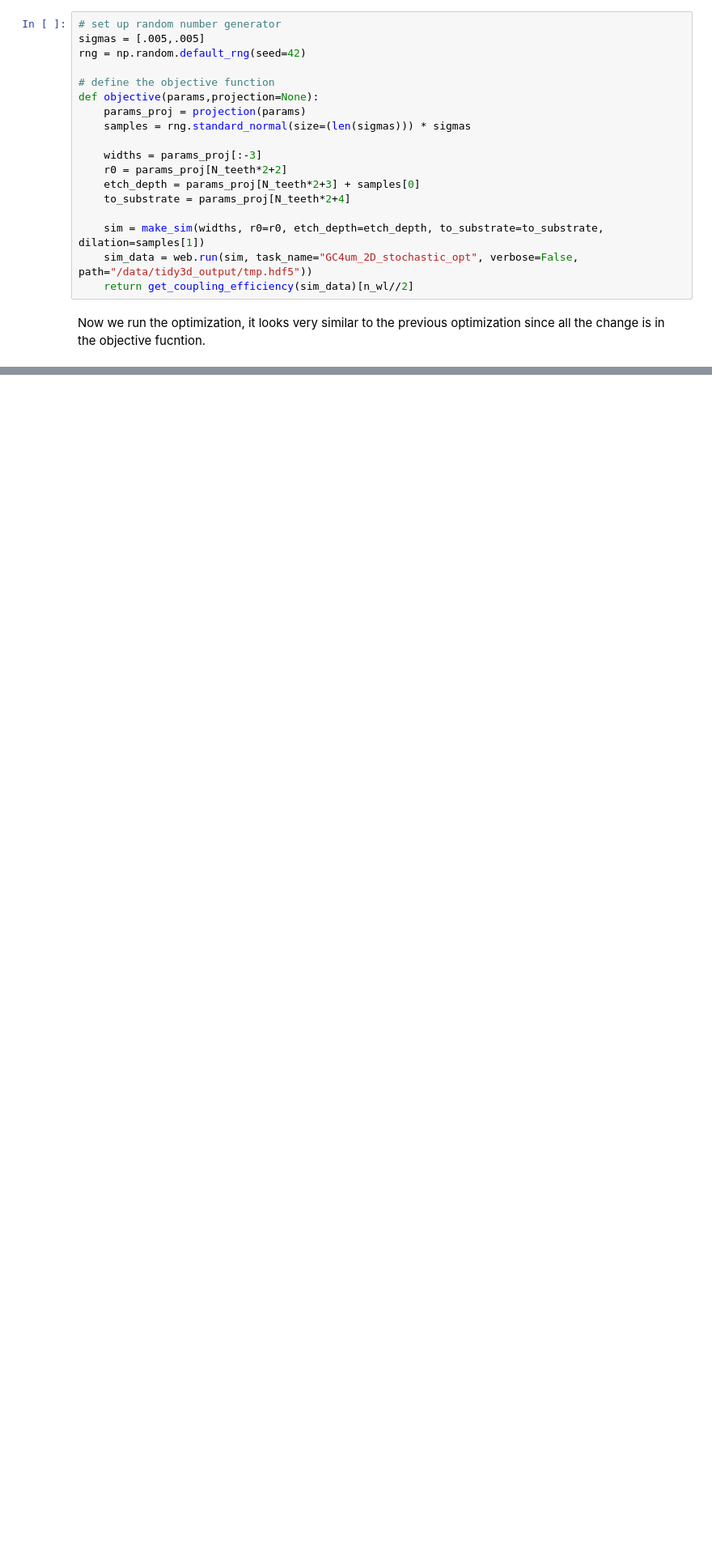
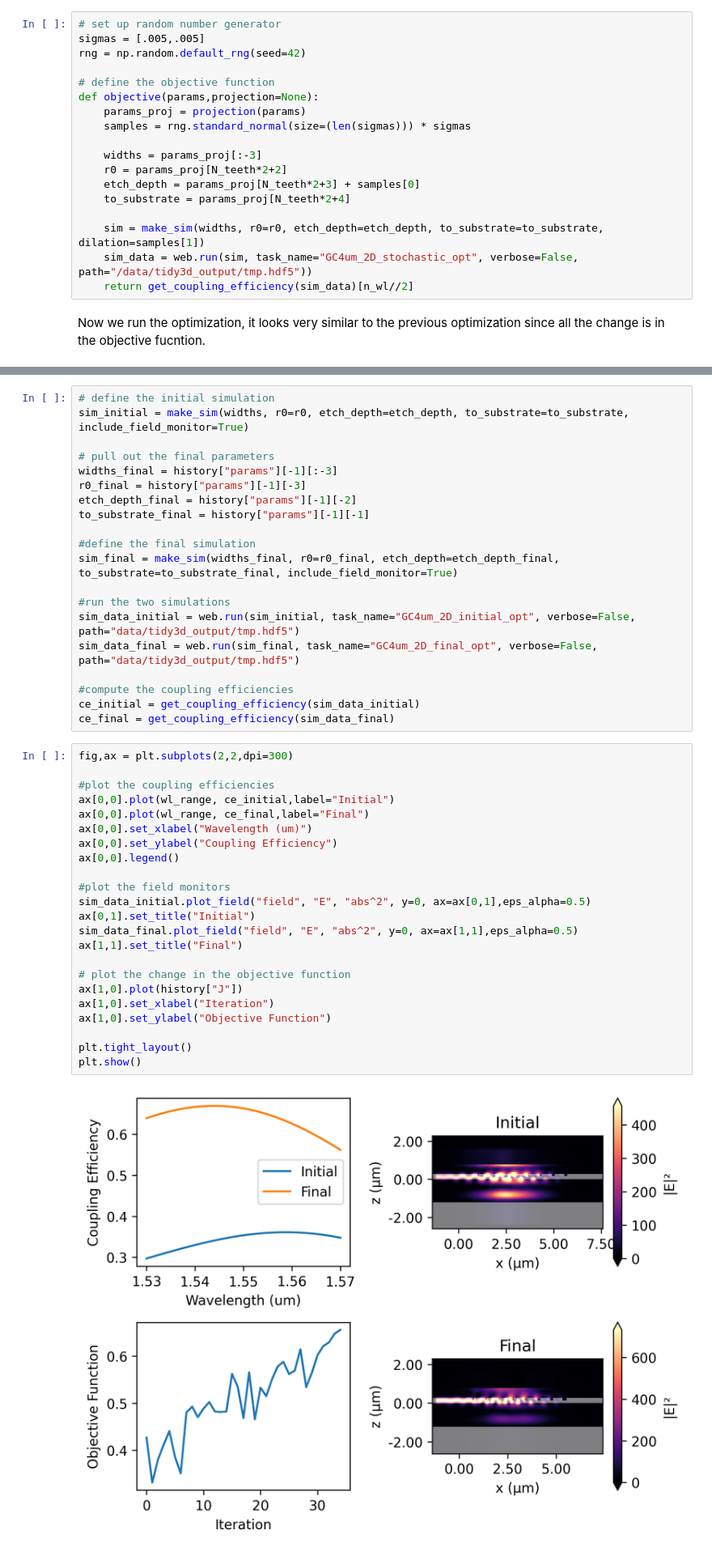
Before and after one commit to DominicJThompson/GratingCouplerOpt, a Jupyter notebook: GC_4um_2D/stochastic_opt.ipynb, the cells around one changed output, grey strips where cells are left out. Shown at 81% size. Drawn from its saved outputs; the diff is of its cells as text; blank space fills up the shorter version.

```diff
--- a/GC_4um_2D/stochastic_opt.ipynb
+++ b/GC_4um_2D/stochastic_opt.ipynb
@@ -254,0 +82,45 @@ print(np.array(history["params"][-1]))
+# %%
+# define the initial simulation
+sim_initial = make_sim(widths, r0=r0, etch_depth=etch_depth, to_substrate=to_substrate, include_field_monitor=True)
+
+# pull out the final parameters
+widths_final = history["params"][-1][:-3]
+r0_final = history["params"][-1][-3]
+etch_depth_final = history["params"][-1][-2]
+to_substrate_final = history["params"][-1][-1]
+
+#define the final simulation
+sim_final = make_sim(widths_final, r0=r0_final, etch_depth=etch_depth_final, to_substrate=to_substrate_final, include_field_monitor=True)
+
+#run the two simulations
+sim_data_initial = web.run(sim_initial, task_name="GC4um_2D_initial_opt", verbose=False, path="data/tidy3d_output/tmp.hdf5")
+sim_data_final = web.run(sim_final, task_name="GC4um_2D_final_opt", verbose=False, path="data/tidy3d_output/tmp.hdf5")
+
+#compute the coupling efficiencies
+ce_initial = get_coupling_efficiency(sim_data_initial)
+ce_final = get_coupling_efficiency(sim_data_final)
+# %%
+fig,ax = plt.subplots(2,2,dpi=300)
+
+#plot the coupling efficiencies
+ax[0,0].plot(wl_range, ce_initial,label="Initial")
+ax[0,0].plot(wl_range, ce_final,label="Final")
+ax[0,0].set_xlabel("Wavelength (um)")
+ax[0,0].set_ylabel("Coupling Efficiency")
+ax[0,0].legend()
+
+#plot the field monitors
+sim_data_initial.plot_field("field", "E", "abs^2", y=0, ax=ax[0,1],eps_alpha=0.5)
+ax[0,1].set_title("Initial")
+sim_data_final.plot_field("field", "E", "abs^2", y=0, ax=ax[1,1],eps_alpha=0.5)
+ax[1,1].set_title("Final")
+
+# plot the change in the objective function
+ax[1,0].plot(history["J"])
+ax[1,0].set_xlabel("Iteration")
+ax[1,0].set_ylabel("Objective Function")
+
+plt.tight_layout()
+plt.show()
+# %% [output]
+[figure, added]
```
Also changed, not shown: parts of 21 cells of this notebook, 4 other files.
